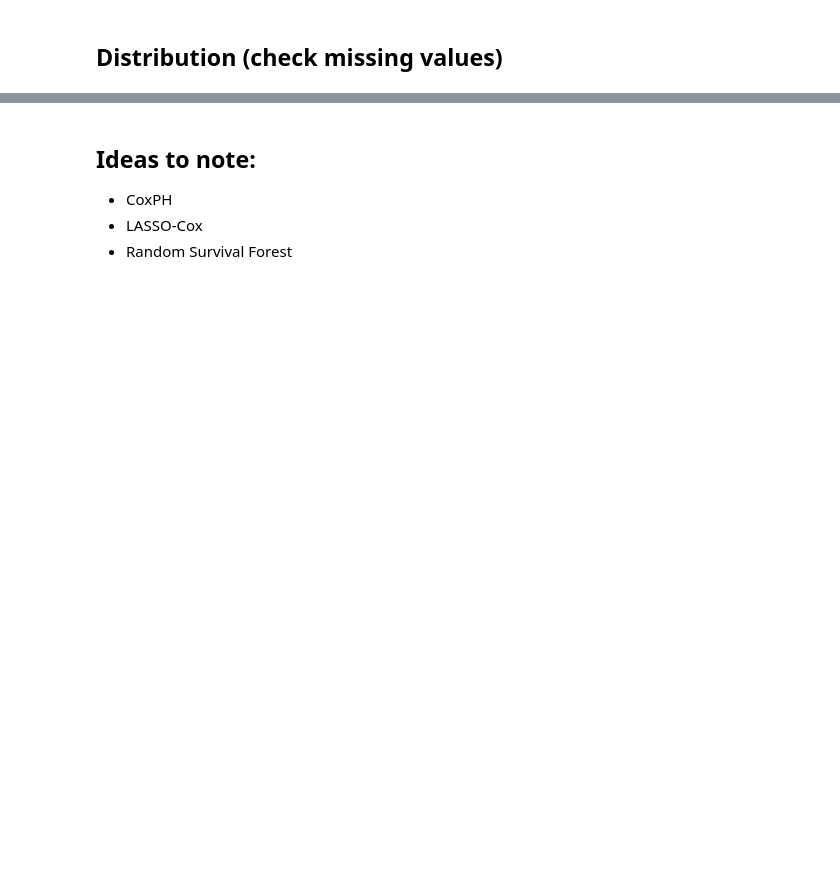
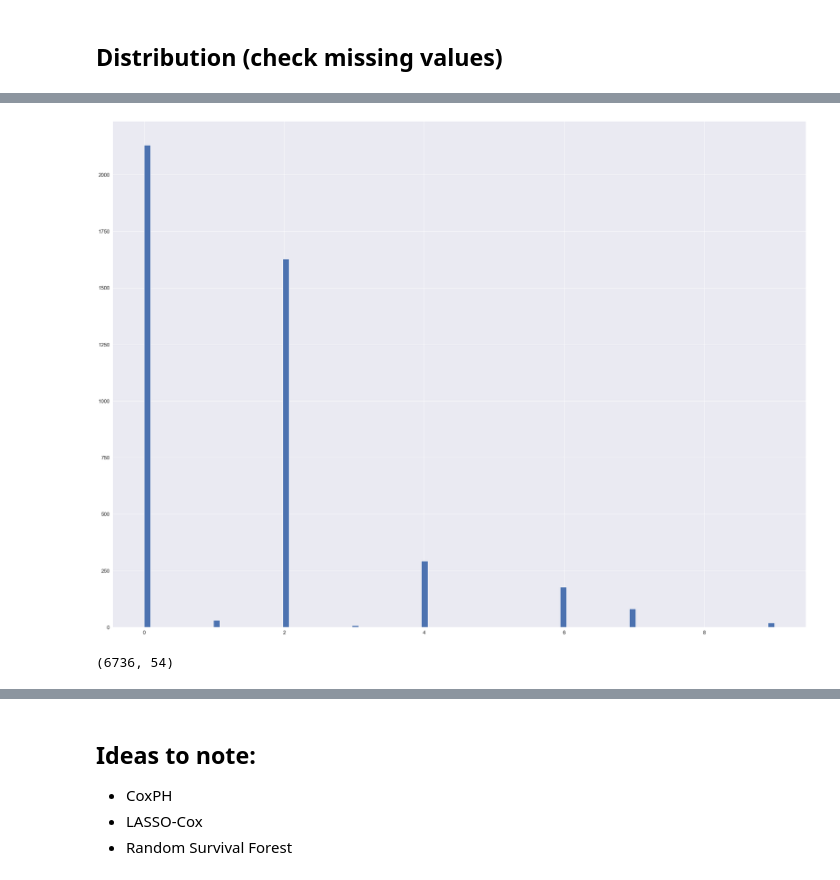
Before and after one commit to jerryji1993/MetMCC-SCAN, a Jupyter notebook: scripts/EDA.ipynb, the cells around one changed output, grey strips where cells are left out. Saved outputs shown, nothing was run; the diff lists cells and outputs as text; code cells hidden in the pictures; blank space fills up the shorter version.

```diff
--- a/scripts/EDA.ipynb
+++ b/scripts/EDA.ipynb
@@ -300,0 +398,6 @@ plt.show()
+# %%
+mcc_ncdb_new['RX_SUMM_SCOPE_REG_LN_2012'].hist(bins=100, figsize=(40,30))
+plt.rcParams.update({'font.size': 24})
+plt.show()
+# %% [output]
+[figure, added]
@@ -300,0 +406,4 @@ plt.show()
+# %%
+mcc_ncdb.shape
+# %% [output]
+(6736, 54)
```
Also changed, not shown: parts of 30 cells of this notebook, 1 other file.
